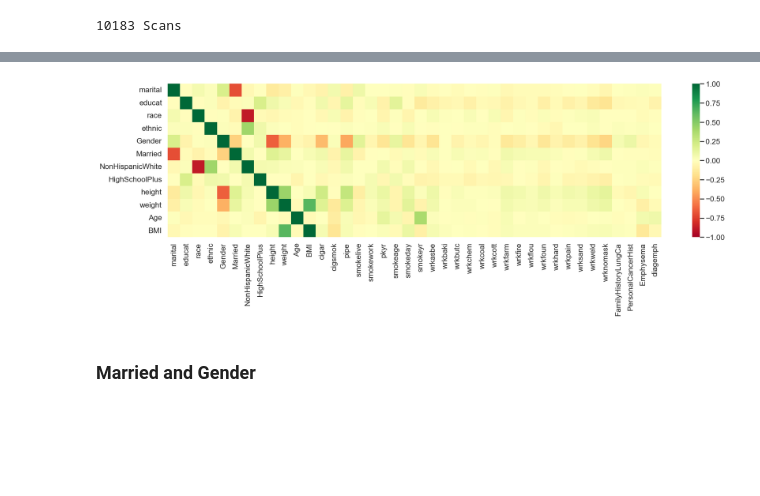
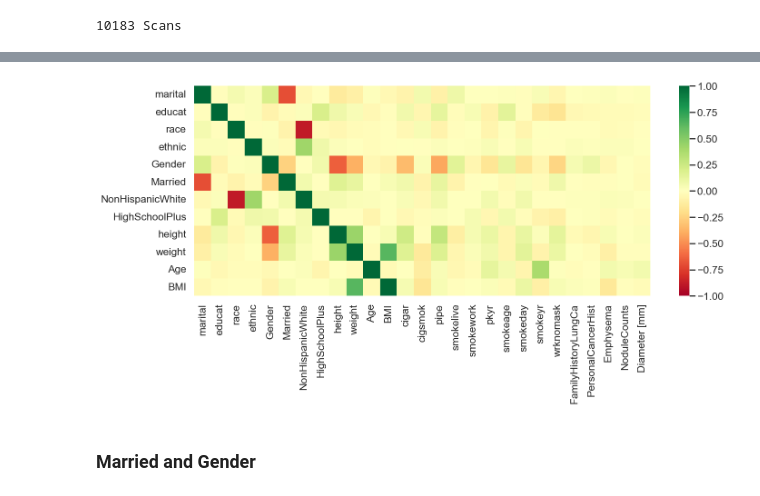
Before and after one commit to DIAGNijmegen/bodyct-lung-malignancy-fairness, a Jupyter notebook: nlst/nlst_demo_links.ipynb, the cells around one changed output, grey strips where cells are left out. Cells and saved outputs as stored; diff of their text form; code cells hidden in the pictures; blank space fills up the shorter version.

```diff
--- a/nlst/nlst_demo_links.ipynb
+++ b/nlst/nlst_demo_links.ipynb
@@ -64,11 +64,11 @@ cols_list = cols_num + cols_cat
 # %%
 # corrmat = kiran_data[cols_list].corr(method='kendall').round(2)
 corr_rows = nlst_democols['cat']['demo'] + nlst_democols['num']['demo']
-corr_cols = corr_rows + nlst_democols['cat']['smoke'] + nlst_democols['num']['smoke'] + nlst_democols['cat']['work'] + nlst_democols['cat']['other'] + ['diagemph']
+corr_cols = corr_rows + nlst_democols['cat']['smoke'] + nlst_democols['num']['smoke'] + nlst_democols['cat']['other'] + nlst_democols['num']['other']
 
 corrmat = utils.corrmat(kiran_data, corr_rows, corr_cols)
 # %% [output]
-[figure, old version]
+[figure, new version]
 # %%
 def testlink_cat_cat(df0, col1, col2, debug=False):
     df = df0.dropna(subset=[col1, col2], axis=0)
```
Also changed, not shown: parts of 3 cells of this notebook.
